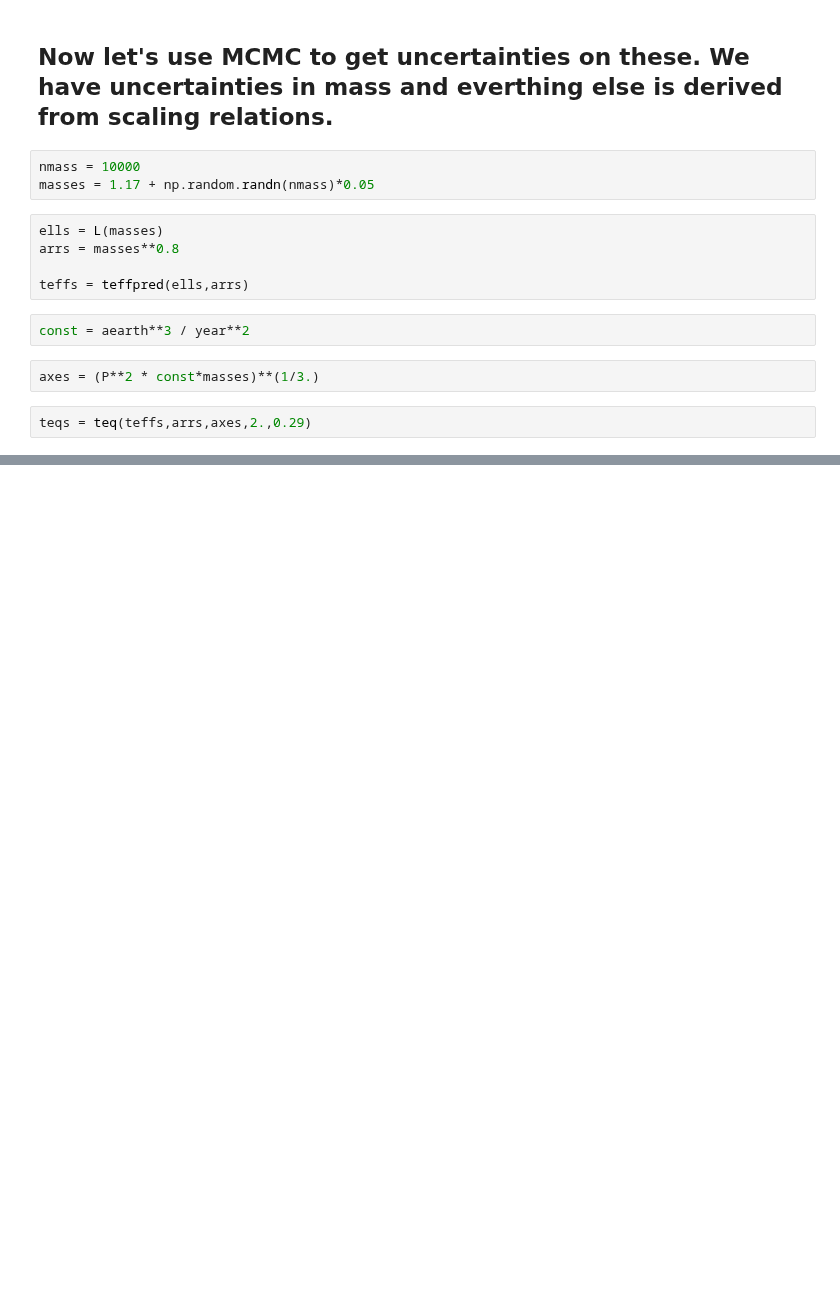
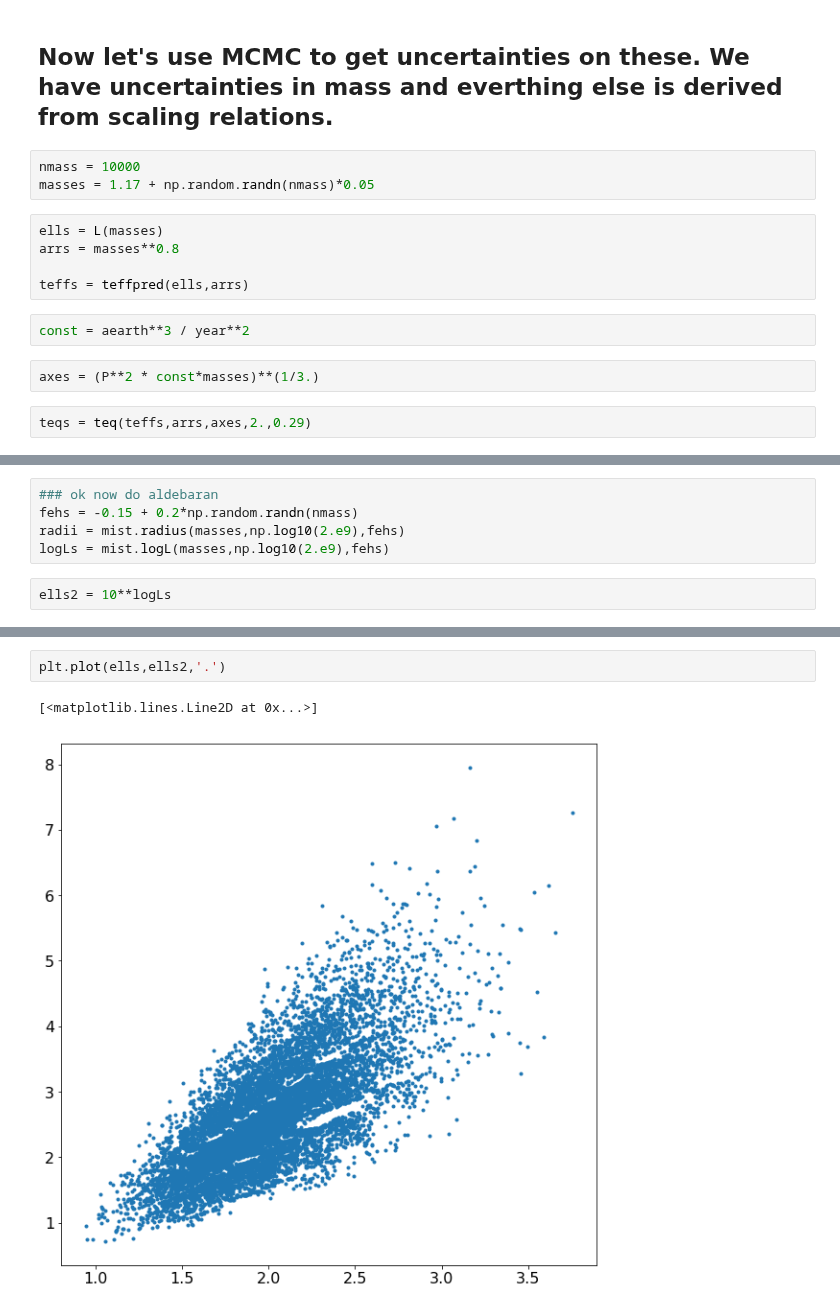
Before and after one commit to farr/Aldebaran, a Jupyter notebook: equilibrium.ipynb, the cells around one changed output, grey strips where cells are left out. Cells and saved outputs as stored; diff of their text form; blank space fills up the shorter version.

```diff
--- a/equilibrium.ipynb
+++ b/equilibrium.ipynb
@@ -155,0 +182,7 @@ print np.mean(axes), np.std(axes)
+# %%
+### ok now do aldebaran
+fehs = -0.15 + 0.2*np.random.randn(nmass)
+radii = mist.radius(masses,np.log10(2.e9),fehs)
+logLs = mist.logL(masses,np.log10(2.e9),fehs)
+# %%
+ells2 = 10**logLs
@@ -155,0 +193,5 @@ print np.mean(axes), np.std(axes)
+# %%
+plt.plot(ells,ells2,'.')
+# %% [output]
+[<matplotlib.lines.Line2D at 0x...>]
+[figure, added]
```
Also changed, not shown: parts of 29 cells of this notebook, 2 other files.
